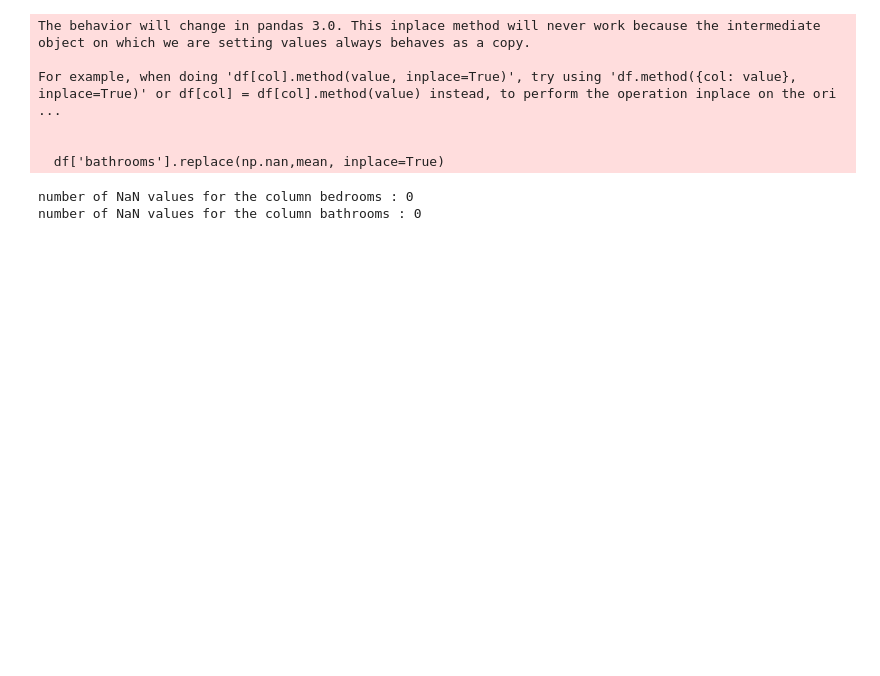
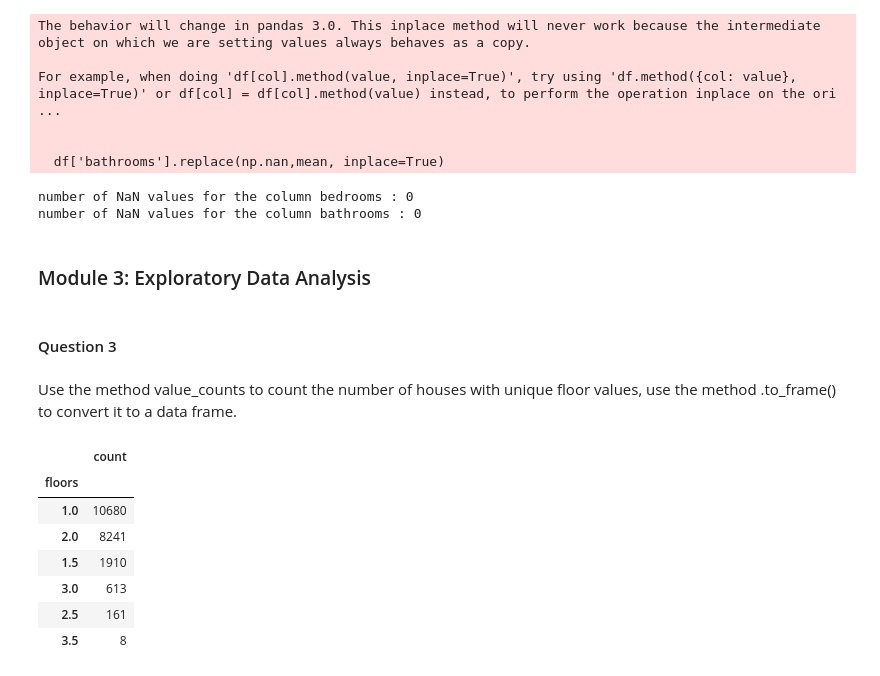
Before and after one commit to jbigishiro/House-Pricing-Analysis, a Jupyter notebook: main.ipynb, the cells around one changed output. Drawn from its saved outputs; the diff is of its cells as text; code cells hidden in the pictures; blank space fills up the shorter version.

```diff
--- a/main.ipynb
+++ b/main.ipynb
@@ -130,3 +130,21 @@ print("number of NaN values for the column bathrooms :", df['bathrooms'].isnull(
 # %% [output]
 number of NaN values for the column bedrooms : 0
 number of NaN values for the column bathrooms : 0
+# %% [markdown]
+### Module 3: Exploratory Data Analysis
+# %% [markdown]
+#### Question 3
+# %% [markdown]
+Use the method value_counts to count the number of houses with unique floor values, use the method .to_frame() to convert it to a data frame.
+# %%
+df_unique = df['floors'].value_counts().to_frame()
+df_unique
+# %% [output]
+|  | count |
+| floors |  |
+| 1.0 | 10680 |
+| 2.0 | 8241 |
+| 1.5 | 1910 |
+| 3.0 | 613 |
+| 2.5 | 161 |
+| 3.5 | 8 |
```
Also changed, not shown: parts of 14 cells of this notebook.
